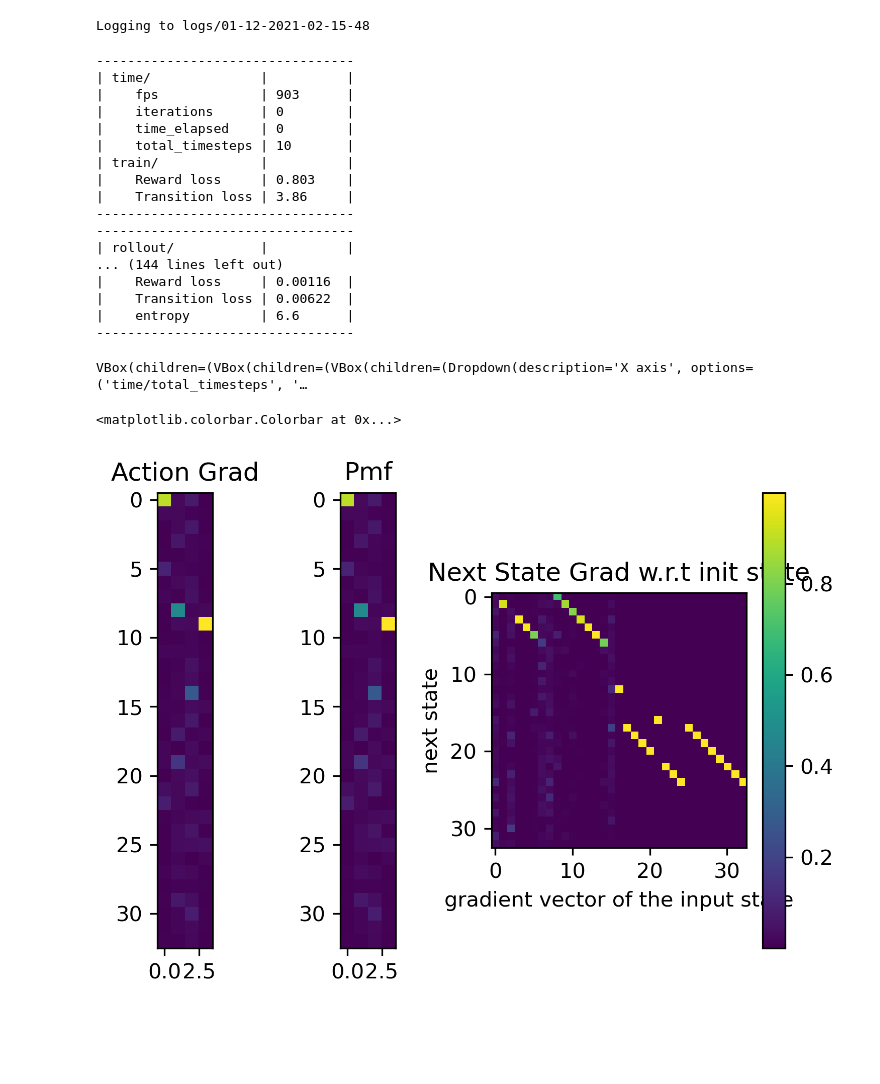
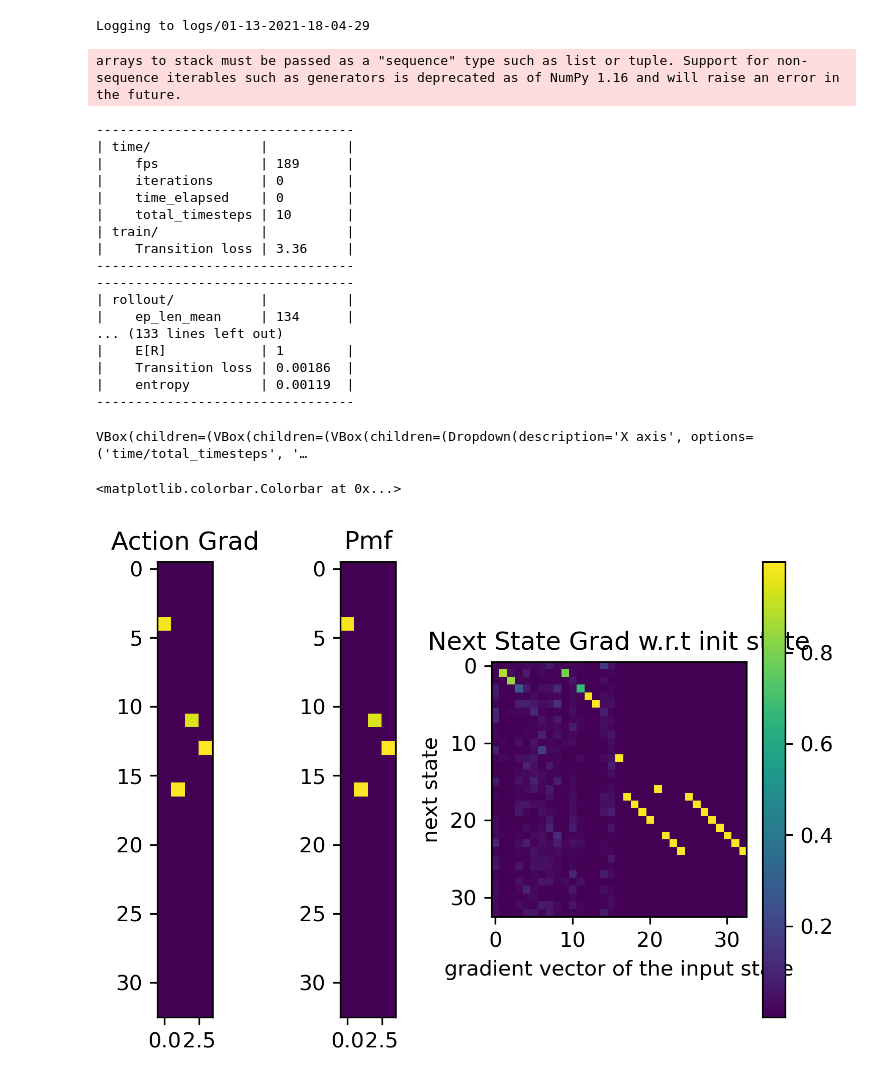
Before and after one commit to TolgaOk/Modular-Baselines, a Jupyter notebook: modular_baselines/vca/maze/VCA-maze.ipynb, the cells around one changed output. Saved outputs shown, nothing was run; the diff lists cells and outputs as text; code cells hidden in the pictures; blank space fills up the shorter version.

```diff
--- a/modular_baselines/vca/maze/VCA-maze.ipynb
+++ b/modular_baselines/vca/maze/VCA-maze.ipynb
@@ -30,33 +34,34 @@ from environment import MazeEnv
 # %%
 now = datetime.datetime.now().strftime("%m-%d-%Y-%H-%M-%S")
 args = dict(
-    state_size = 11,
     buffer_size = 10000,
     policy_hidden_size = 64,
     policy_tau = 1,
     transition_hidden_size = 32,
     transition_module_tau = 1,
-    reward_set = [-1, 0, 1],
-    reward_hidden_size = 16,
-    reward_module_tau = 1,
     batchsize = 32,
-    entropy_coef = 0.05,
+    entropy_coef = 0.025,
     rollout_len=10,
     total_timesteps=int(1e4),
     device="cpu",
     log_interval=95,
     trans_lr=3e-2,
     policy_lr=3e-3,
-    reward_lr=1e-3,
     use_gumbel=False,
     grad_norm=False,
+    seed=None,
     log_dir="logs/{}".format(now)
 )
-args = namedtuple("Args", args.keys())(*args.values())
+if args["seed"] is None:
+    args["seed"] = np.random.randint(0, 2**16)
 # %%
+args = namedtuple("Args", args.keys())(*args.values())
 env = MazeEnv()
-vecenv = make_vec_env(lambda: MazeEnv())
 
+set_random_seed(args.seed)
+vecenv = make_vec_env(lambda: MazeEnv(), seed=args.seed)
+
+hyper_callback = LogHyperparameters(args._asdict())
 rollout_callback = LogRolloutCallback()
 init_callback = InitLogCallback(args.log_interval,
                                 args.log_dir)
@@ -81,11 +86,6 @@ trans_m = FullCategoricalTransitionModule(
     hidden_size=args.transition_hidden_size,
     tau=args.transition_module_tau,
     use_gumbel=args.use_gumbel)
-reward_m = CategoricalRewardModule(
-    vecenv.observation_space.n,
-    env.reward_set,
-    args.reward_hidden_size,
-    tau=args.reward_module_tau)
 
 collector = NStepCollector(
     env=vecenv,
@@ -95,7 +95,6 @@ collector = NStepCollector(
 algorithm = DiscerteStateVCA(
     policy_module=policy_m,
     transition_module=trans_m,
-    reward_module=reward_m,
     buffer=buffer,
     collector=collector,
     env=vecenv,
@@ -103,33 +102,33 @@ algorithm = DiscerteStateVCA(
     rollout_len=args.rollout_len,
     trans_opt=torch.optim.RMSprop(trans_m.parameters(), lr=args.trans_lr),
     policy_opt=torch.optim.RMSprop(policy_m.parameters(), lr=args.policy_lr),
-    reward_opt=torch.optim.RMSprop(reward_m.parameters(), lr=args.reward_lr),
     batch_size=args.batchsize,
     entropy_coef=args.entropy_coef,
     device=args.device,
-    callbacks=[init_callback, weight_callback, grad_callback]
+    callbacks=[init_callback, weight_callback, grad_callback, hyper_callback]
 )
 # %% [output]
-Logging to logs/01-12-2021-02-15-48
+Logging to logs/01-13-2021-18-04-29
+arrays to stack must be passed as a "sequence" type such as list or tuple. Support for non-sequence iterables such as generators is deprecated as of NumPy 1.16 and will raise an error in the future.
 # %%
 algorithm.learn(args.total_timesteps)
 # %% [output]
 ---------------------------------
 | time/              |          |
-|    fps             | 903      |
+|    fps             | 189      |
 |    iterations      | 0        |
 |    time_elapsed    | 0        |
 |    total_timesteps | 10       |
 | train/             |          |
-|    Reward loss     | 0.803    |
-|    Transition loss | 3.86     |
+|    Transition loss | 3.36     |
 ---------------------------------
 ---------------------------------
 | rollout/           |          |
-... (144 lines left out)
-|    Reward loss     | 0.00116  |
-|    Transition loss | 0.00622  |
-|    entropy         | 6.6      |
+|    ep_len_mean     | 134      |
+... (133 lines left out)
+|    E[R]            | 1        |
+|    Transition loss | 0.00186  |
+|    entropy         | 0.00119  |
 ---------------------------------
 # %%
 from visualizers.visualize import render_layout
@@ -151,7 +150,7 @@ with open(path, "wb") as bin_file:
 import matplotlib.pyplot as plt
 
 
-def one_step_grad(init_state=8):
+def one_step_grad(init_state=12):
     jac_act = torch.zeros((4, env.observation_space.n, 4))
     jac_state = torch.zeros((4, env.observation_space.n, env.observation_space.n))
 
@@ -173,34 +172,34 @@ def one_step_grad(init_state=8):
         probs[:, ix].backward(torch.ones(4), retain_graph=True)
         jac_act[:, ix, :] = r_action.grad
         r_action.grad.zero_()
 
         jac_state[:, ix, :] = r_state.grad
         r_state.grad.zero_()
 
     return jac_act, jac_state, probs.detach().numpy().T
 
 jax, jac_state, pmf = one_step_grad()
 
 plt.figure(dpi=300)
 plt.subplot(141)
 plt.imshow(jax[0])
 plt.title("Action Grad")
 # plt.colorbar()
 
 plt.subplot(142)
 plt.imshow(pmf)
 plt.title("Pmf")
 # plt.colorbar()
 
 plt.subplot(122)
 plt.imshow(jac_state[0])
 plt.title("Next State Grad w.r.t init state")
 plt.ylabel("next state")
 plt.xlabel("gradient vector of the input state")
 plt.colorbar()
 # %% [output]
 <matplotlib.colorbar.Colorbar at 0x...>
-[figure, old version]
+[figure, new version]
 # %%
 import matplotlib.pyplot as plt
 from modular_baselines.vca.algorithm import GradNormalizer
```
Also changed, not shown: parts of 6 cells of this notebook, 6 other files.
